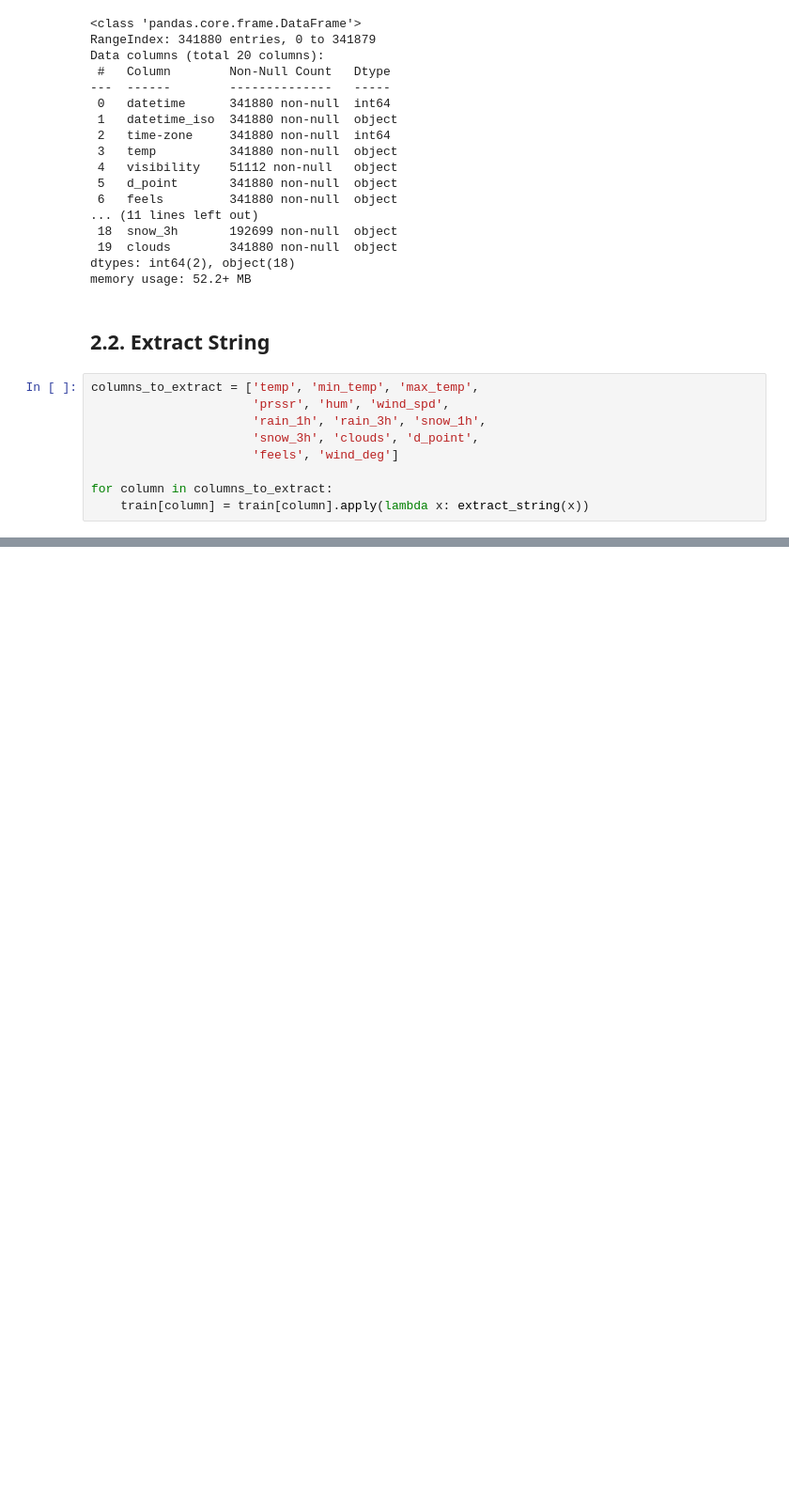
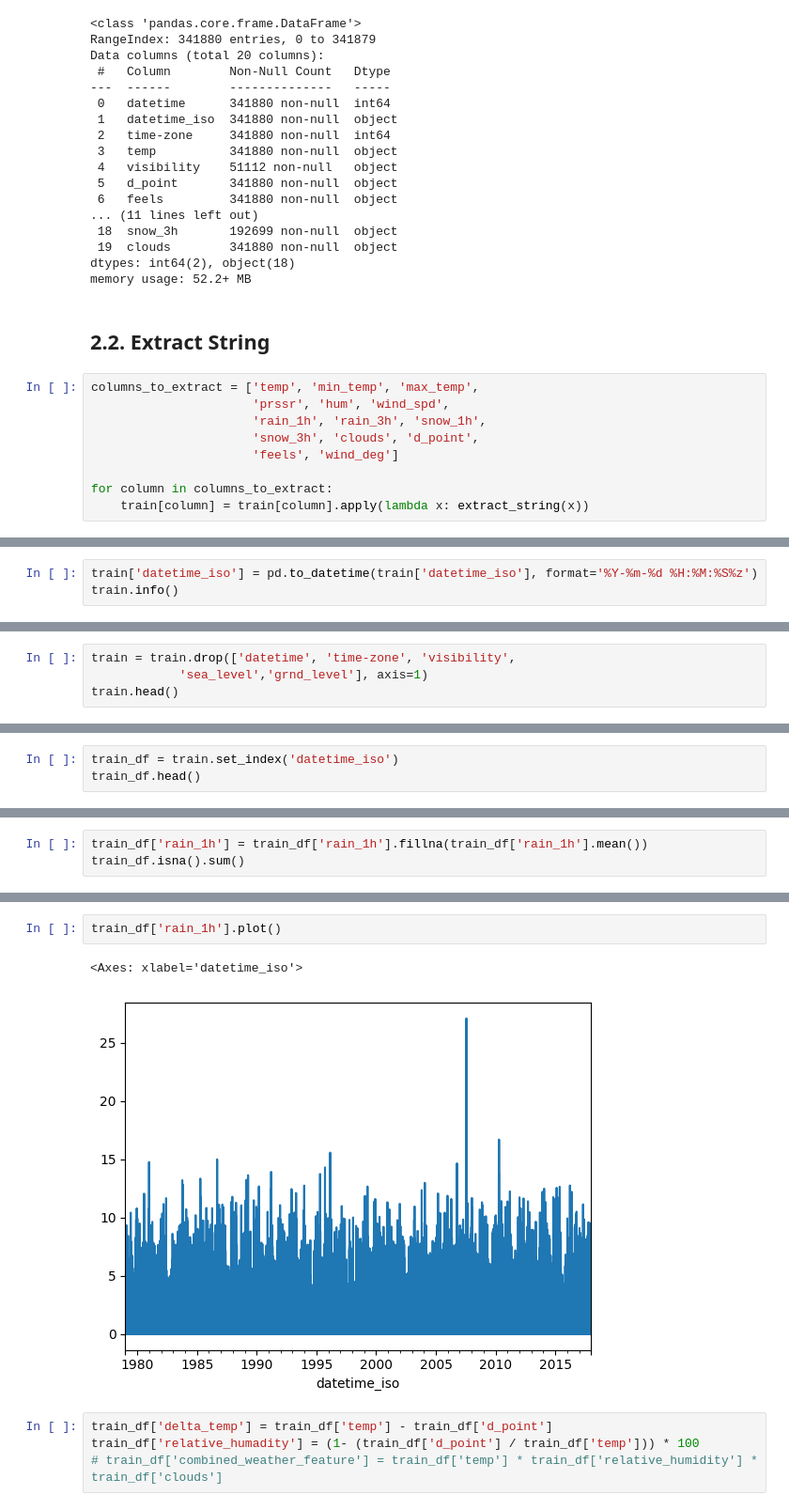
Before and after one commit to aymanrafif/rainforecasting_dq, a Jupyter notebook: lag_implementation.ipynb, the cells around one changed output, grey strips where cells are left out. Shown at 94% size. Saved outputs shown, nothing was run; the diff lists cells and outputs as text; blank space fills up the shorter version.

```diff
--- a/lag_implementation.ipynb
+++ b/lag_implementation.ipynb
@@ -100,0 +103,3 @@ train.head()
+# %%
+train['datetime_iso'] = pd.to_datetime(train['datetime_iso'], format='%Y-%m-%d %H:%M:%S%z')
+train.info()
@@ -102,0 +155,4 @@ train.head()
+# %%
+train = train.drop(['datetime', 'time-zone', 'visibility',
+            'sea_level','grnd_level'], axis=1)
+train.head()
@@ -102,0 +166,3 @@ train.head()
+# %%
+train_df = train.set_index('datetime_iso')
+train_df.head()
@@ -102,0 +195,3 @@ train.head()
+# %%
+train_df['rain_1h'] = train_df['rain_1h'].fillna(train_df['rain_1h'].mean())
+train_df.isna().sum()
@@ -102,0 +214,9 @@ train.head()
+# %%
+train_df['rain_1h'].plot()
+# %% [output]
+<Axes: xlabel='datetime_iso'>
+[figure, added]
+# %%
+train_df['delta_temp'] = train_df['temp'] - train_df['d_point']
+train_df['relative_humadity'] = (1- (train_df['d_point'] / train_df['temp'])) * 100
+# train_df['combined_weather_feature'] = train_df['temp'] * train_df['relative_humidity'] * train_df['clouds']
```
Also changed, not shown: parts of 22 cells of this notebook.
